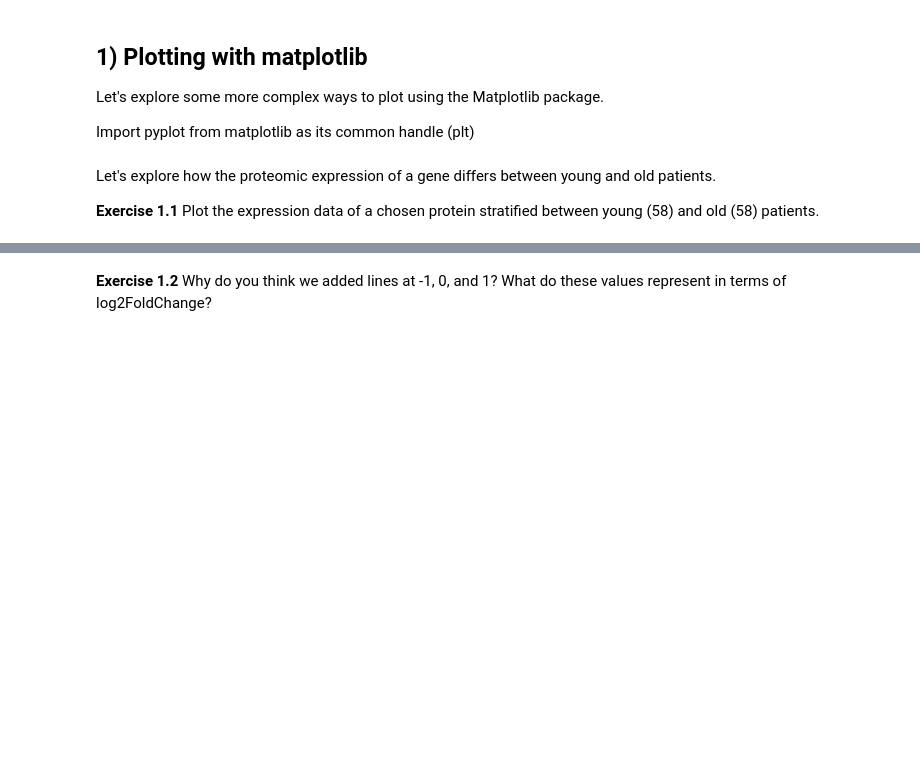
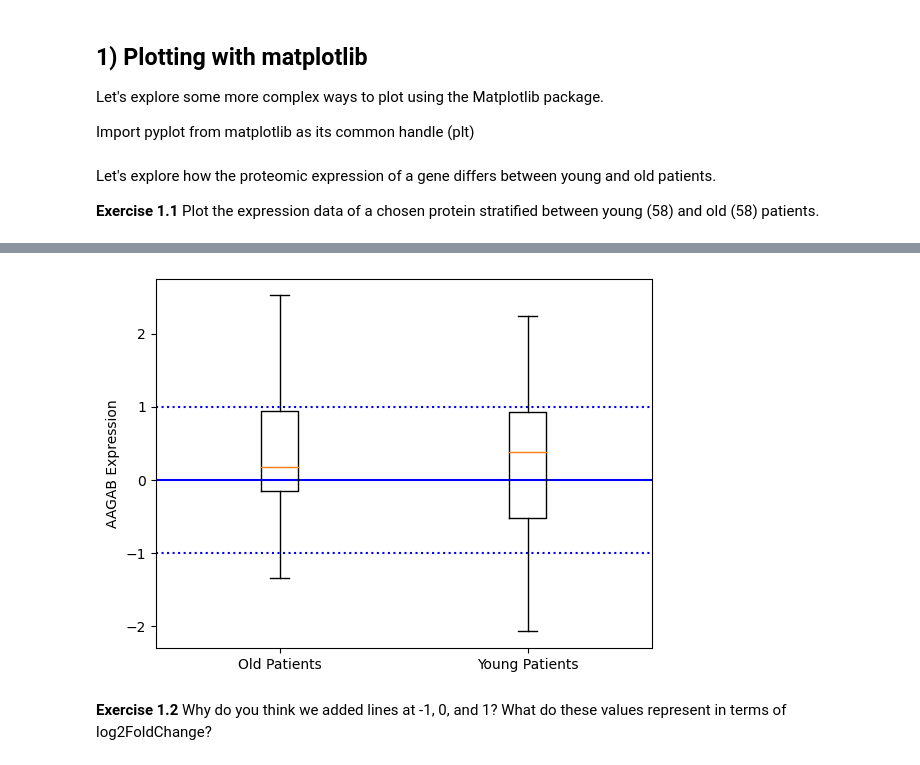
Before and after one commit to SoniaQi/qbio_490_sonia, a Jupyter notebook: week10_python/Intro_to_CPTAC.ipynb, the cells around one changed output, grey strips where cells are left out. Drawn from its saved outputs; the diff is of its cells as text; code cells hidden in the pictures; blank space fills up the shorter version.

```diff
--- a/week10_python/Intro_to_CPTAC.ipynb
+++ b/week10_python/Intro_to_CPTAC.ipynb
@@ -263,11 +426,11 @@ Let's explore how the proteomic expression of a gene differs between young and o
 
 **Exercise 1.1** Plot the expression data of a chosen protein stratified between young (58) and old (58) patients.
 # %%
-young_mask = clinical_data.loc[:, 'Age'] < 50 # the age column is 'Age.in.Month', which (as stated) is in months
-old_mask = clinical_data.loc[:, 'Age'] >= 50
+young_mask = clinical_data.loc[:, 'Age'] < 58 # the age column is 'Age.in.Month', which (as stated) is in months
+old_mask = clinical_data.loc[:, 'Age'] >= 58
 
 young = (protein_data.loc[young_mask, 'AAGAB']).dropna()
-old = (protein_data.loc[FILL IN HERE], 'AAGAB').dropna()
+old = (protein_data.loc[old_mask, 'AAGAB']).dropna()
 
 data = [old.values, young.values] # our boxplot function will require an array (or an array of arrays)
 data
@@ -274,16 +454,18 @@ data
 # %%
 fig, ax = plt.subplots()
 
 plt.axhline(y = 0, color = 'blue', linestyle = '-')
 plt.axhline(y = -1, color = 'blue', linestyle = ':')
 plt.axhline(y = 1, color = 'blue', linestyle = ':')
 
 
-bp = ax.boxplot(FILL IN HERE) # data goes here
+bp = ax.boxplot(data) # data goes here
 plt.xticks([1, 2], ["Old Patients", "Young Patients"]) # use \n for new line if desired
-
+plt.ylabel('AAGAB Expression')
 
 plt.show()
+# %% [output]
+[figure, added]
 # %% [markdown]
 **Exercise 1.2** Why do you think we added lines at -1, 0, and 1? What do these values represent in terms of log2FoldChange?
 # %%
```
Also changed, not shown: parts of 35 cells of this notebook.
